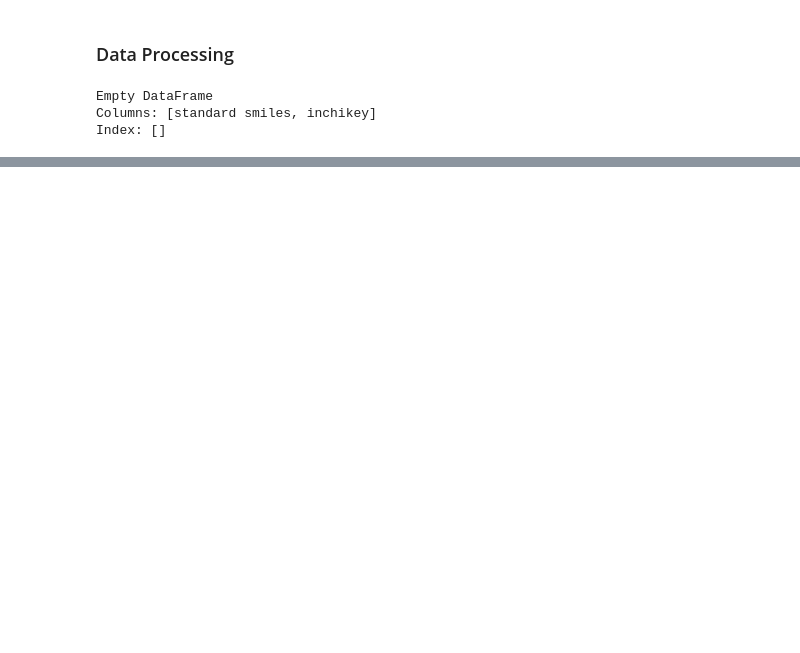
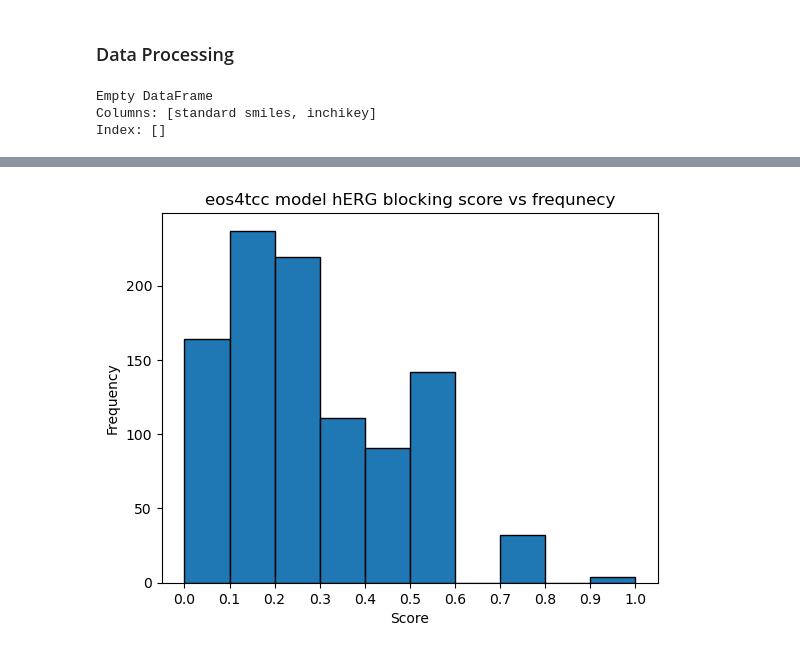
Before and after one commit to Ashita17/Ersilia-Outreachy, a Jupyter notebook: model-validation-example/notebooks/00_model_bias.ipynb, the cells around one changed output, grey strips where cells are left out. Drawn from its saved outputs; the diff is of its cells as text; code cells hidden in the pictures; blank space fills up the shorter version.

```diff
--- a/model-validation-example/notebooks/00_model_bias.ipynb
+++ b/model-validation-example/notebooks/00_model_bias.ipynb
@@ -132,3 +153,8 @@ predictions
 | 998 | YZQZXLROYFNFQE-QTGUNEKASA-N | CN1CC[C@]23CCCC[C@H]2[C@H]... | 0.865682 |
 | 999 | PRGIOMDFWSHPTC-QPEQYQDCSA-N | O=C(CN1C(=O)/C(=C/c2ccco2)... | 0.157778 |
 1000 rows × 3 columns
+# %%
+# In this codeblock I will load the predictions I've run on Ersilia and saved in the /data folder
+
+predictions2=pd.read_csv('/Users/ashitasrivastava/Desktop/projects/ERSILIA/model-validation-example/data/output2.csv')
+predictions2
@@ -150,0 +202,14 @@ Index: []
+# %%
+# In this codeblock I will create the necessary plots with MatPlotLib to observe the distribution of predicted values
+
+# Plot between the hERG blocking activity of molecules and their frequency
+b = np.arange(0.0, 1.1, 0.1)
+plt.hist(predictions2['score'], bins=b, edgecolor='black')
+plt.title('eos4tcc model hERG blocking score vs frequnecy')
+plt.xlabel('Score')
+ticks=np.arange(0.0,1.1,0.1)
+plt.xticks(ticks)
+plt.ylabel('Frequency')
+plt.show()
+# %% [output]
+[figure, added]
```
Also changed, not shown: parts of 9 cells of this notebook.
